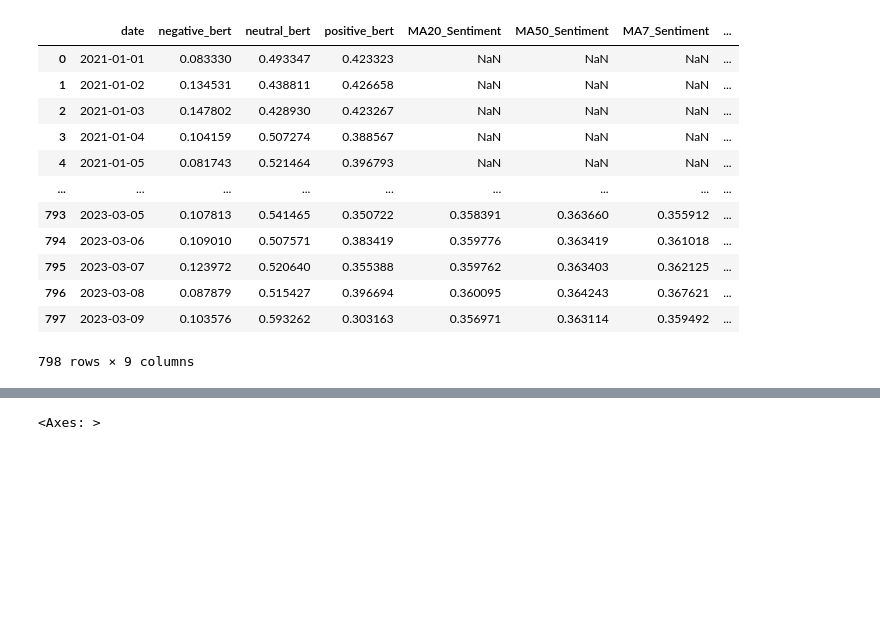
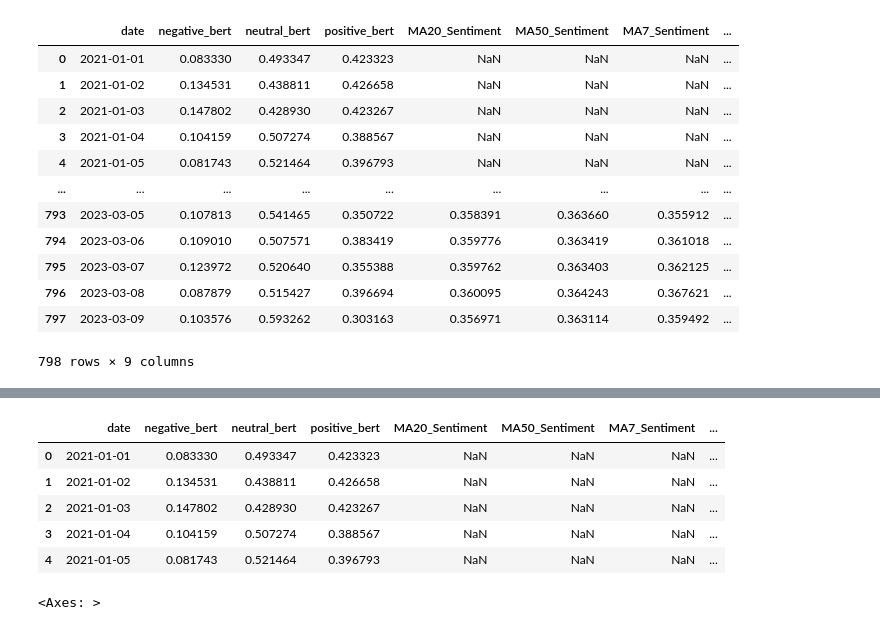
Before and after one commit to giadapi/crypto, a Jupyter notebook: notebooks/tweet_vs_sentiment_alltime.ipynb, the cells around one changed output, grey strips where cells are left out. Saved outputs shown, nothing was run; the diff lists cells and outputs as text; code cells hidden in the pictures; blank space fills up the shorter version.

```diff
--- a/notebooks/tweet_vs_sentiment_alltime.ipynb
+++ b/notebooks/tweet_vs_sentiment_alltime.ipynb
@@ -136,3 +160,12 @@ sns.lineplot(data = data2['BTC_new'], marker='o', sort = False)
+# %%
+data2.head()
+# %% [output]
+|  | date | negative_bert | neutral_bert | positive_bert | MA20_Sentiment | MA50_Sentiment | MA7_Sentiment | ... |
+| 0 | 2021-01-01 | 0.083330 | 0.493347 | 0.423323 | NaN | NaN | NaN | ... |
+| 1 | 2021-01-02 | 0.134531 | 0.438811 | 0.426658 | NaN | NaN | NaN | ... |
+| 2 | 2021-01-03 | 0.147802 | 0.428930 | 0.423267 | NaN | NaN | NaN | ... |
+| 3 | 2021-01-04 | 0.104159 | 0.507274 | 0.388567 | NaN | NaN | NaN | ... |
+| 4 | 2021-01-05 | 0.081743 | 0.521464 | 0.396793 | NaN | NaN | NaN | ... |
 # %%
 # sns.lineplot(data = data2['BTC_price_adjclose'], marker='o', sort = False)
 # sns.lineplot(data = data2['MA7_Sentiment'], marker='o', sort = False)
```
Also changed, not shown: parts of 8 cells of this notebook, 2 other files.
